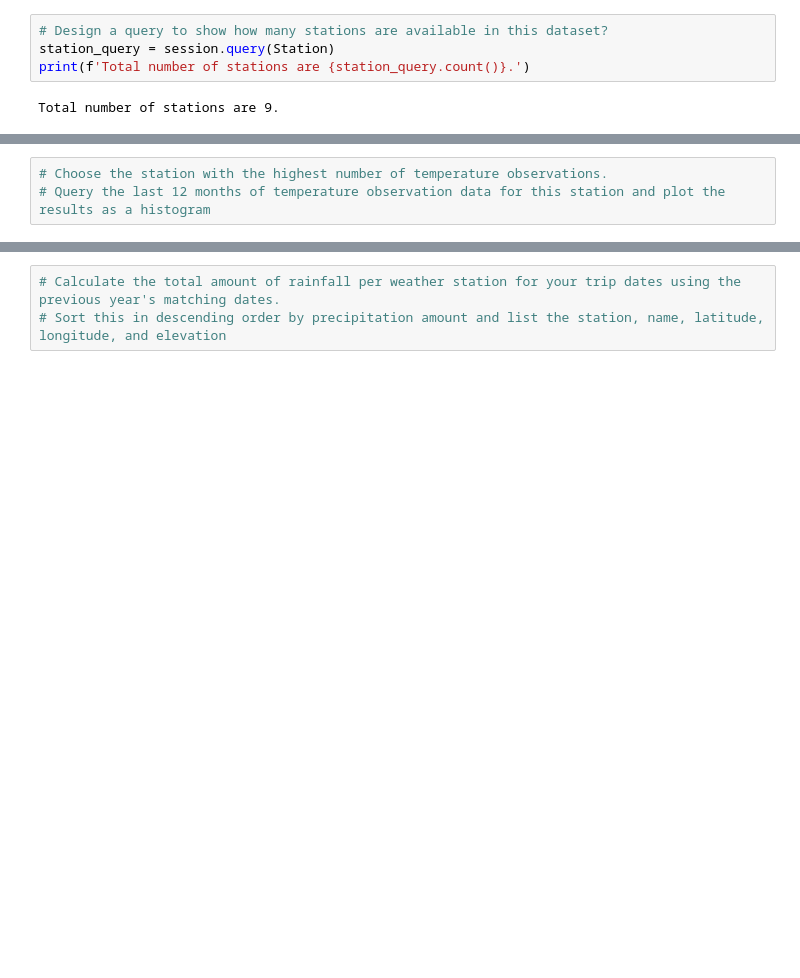
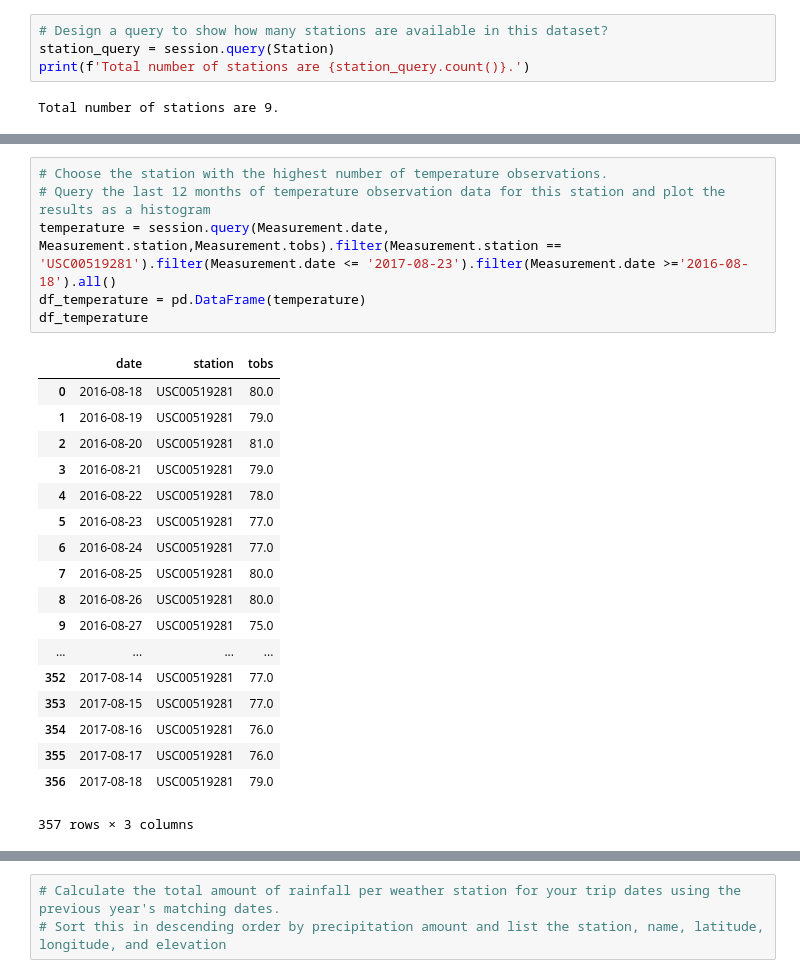
Before and after one commit to iwon123/SQL_ALCH_HOMEWORK, a Jupyter notebook: Homework_10_SQLAlchemey.ipynb, the cells around one changed output, grey strips where cells are left out. Cells and saved outputs as stored; diff of their text form; blank space fills up the shorter version.

```diff
--- a/Homework_10_SQLAlchemey.ipynb
+++ b/Homework_10_SQLAlchemey.ipynb
@@ -108,3 +139,25 @@ Total number of stations are 9.
 # %%
 # Choose the station with the highest number of temperature observations.
 # Query the last 12 months of temperature observation data for this station and plot the results as a histogram
+temperature = session.query(Measurement.date, Measurement.station,Measurement.tobs).filter(Measurement.station == 'USC00519281').filter(Measurement.date <= '2017-08-23').filter(Measurement.date >='2016-08-18').all()
+df_temperature = pd.DataFrame(temperature)
+df_temperature
+# %% [output]
+|  | date | station | tobs |
+| 0 | 2016-08-18 | USC00519281 | 80.0 |
+| 1 | 2016-08-19 | USC00519281 | 79.0 |
+| 2 | 2016-08-20 | USC00519281 | 81.0 |
+| 3 | 2016-08-21 | USC00519281 | 79.0 |
+| 4 | 2016-08-22 | USC00519281 | 78.0 |
+| 5 | 2016-08-23 | USC00519281 | 77.0 |
+| 6 | 2016-08-24 | USC00519281 | 77.0 |
+| 7 | 2016-08-25 | USC00519281 | 80.0 |
+| 8 | 2016-08-26 | USC00519281 | 80.0 |
+| 9 | 2016-08-27 | USC00519281 | 75.0 |
+| ... | ... | ... | ... |
+| 352 | 2017-08-14 | USC00519281 | 77.0 |
+| 353 | 2017-08-15 | USC00519281 | 77.0 |
+| 354 | 2017-08-16 | USC00519281 | 76.0 |
+| 355 | 2017-08-17 | USC00519281 | 76.0 |
+| 356 | 2017-08-18 | USC00519281 | 79.0 |
+357 rows × 3 columns
```
Also changed, not shown: parts of 9 cells of this notebook.
